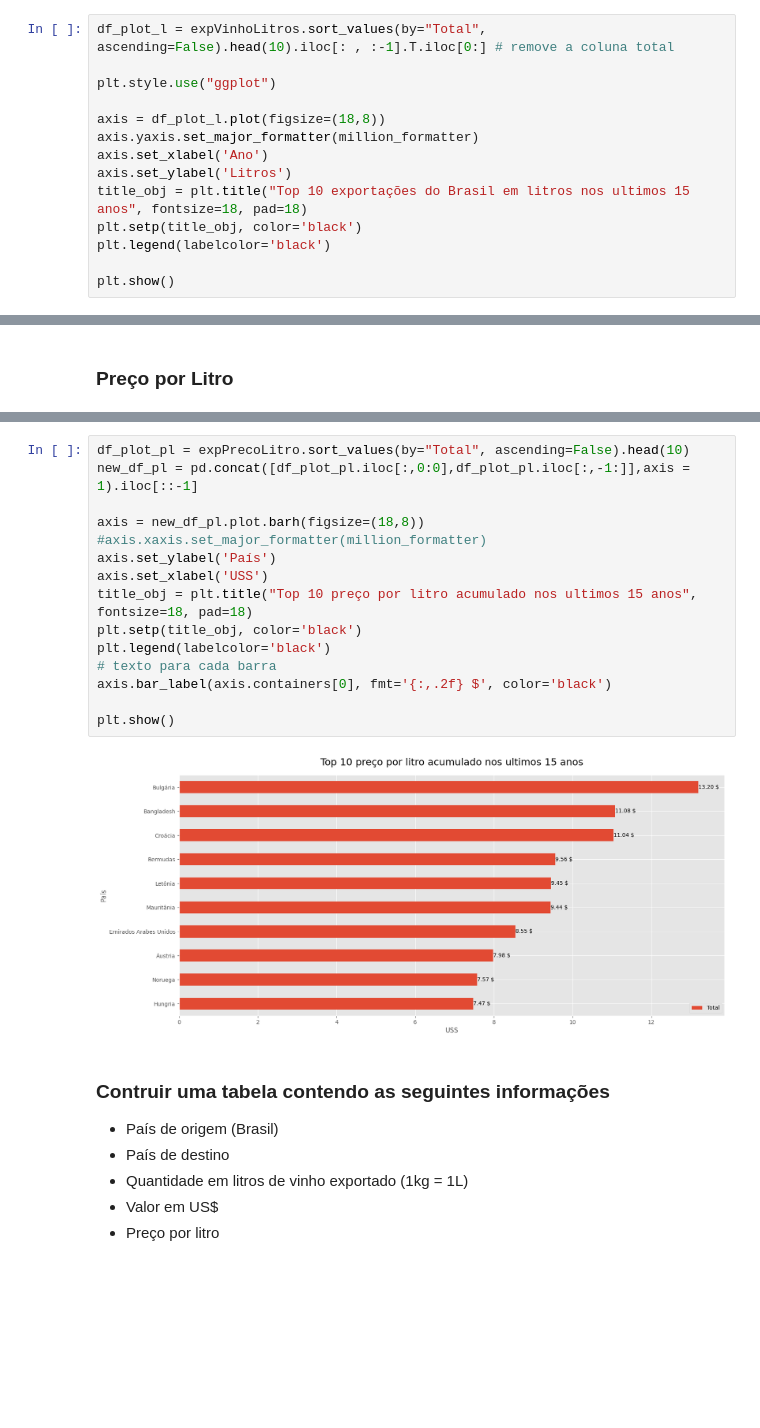
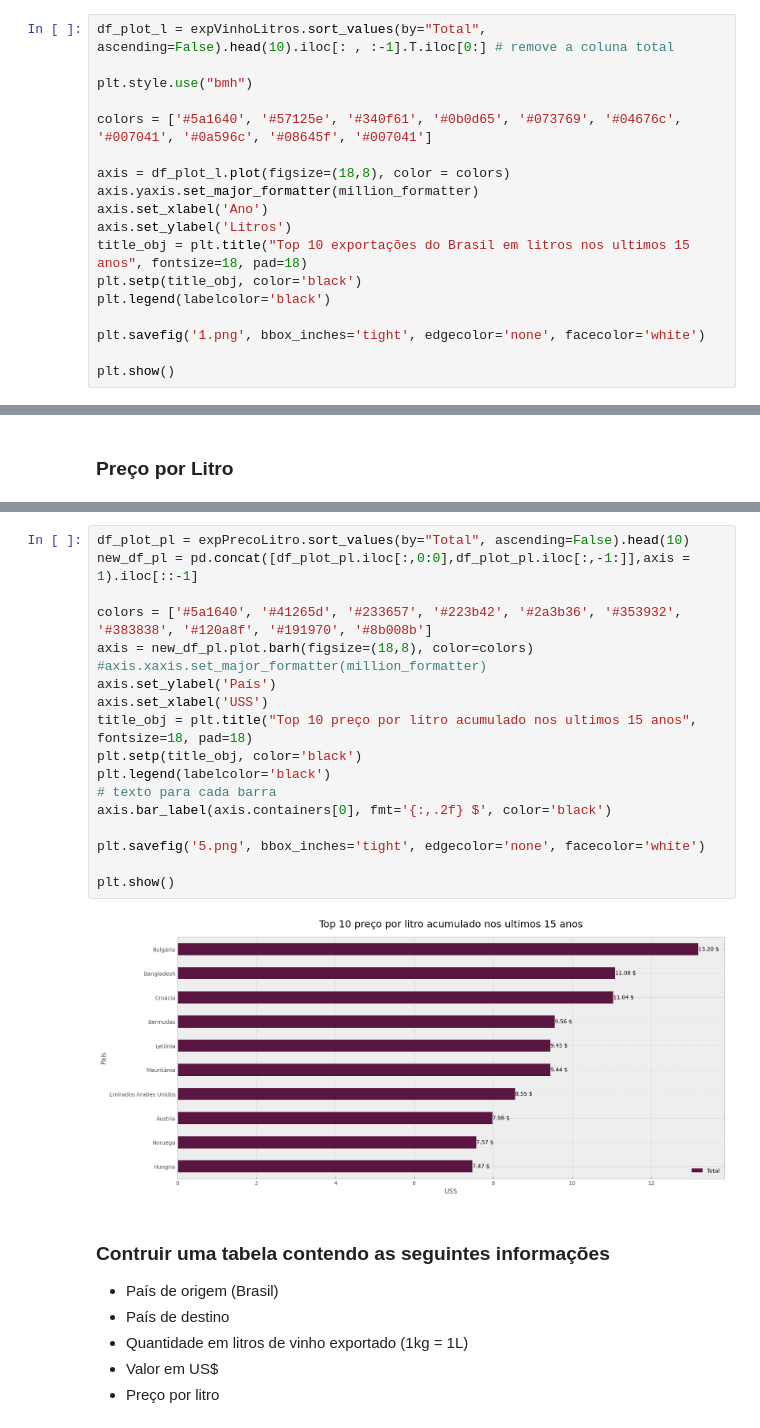
Before and after one commit to felipefreitasffs/wineAnalysis, a Jupyter notebook: src/wine.ipynb, the cells around one changed output, grey strips where cells are left out. Saved outputs shown, nothing was run; the diff lists cells and outputs as text; blank space fills up the shorter version.

Commit message:
ajuste na paleta de cores e exportação das imagens

```diff
--- a/src/wine.ipynb
+++ b/src/wine.ipynb
@@ -55,9 +55,11 @@ expVinhoValor.head()
 # %%
 df_plot_l = expVinhoLitros.sort_values(by="Total", ascending=False).head(10).iloc[: , :-1].T.iloc[0:] # remove a coluna total
 
-plt.style.use("ggplot")
+plt.style.use("bmh")
 
-axis = df_plot_l.plot(figsize=(18,8))
+colors = ['#5a1640', '#57125e', '#340f61', '#0b0d65', '#073769', '#04676c', '#007041', '#0a596c', '#08645f', '#007041']
+
+axis = df_plot_l.plot(figsize=(18,8), color = colors)
 axis.yaxis.set_major_formatter(million_formatter)
 axis.set_xlabel('Ano')
 axis.set_ylabel('Litros')
@@ -65,5 +67,7 @@ title_obj = plt.title("Top 10 exportações do Brasil em litros nos ultimos 15 a
 plt.setp(title_obj, color='black')
 plt.legend(labelcolor='black')
 
+plt.savefig('1.png', bbox_inches='tight', edgecolor='none', facecolor='white')
+
 plt.show()
 # %% [output]
@@ -135,20 +150,23 @@ expPrecoLitro.head()
 # %%
 df_plot_pl = expPrecoLitro.sort_values(by="Total", ascending=False).head(10)
 new_df_pl = pd.concat([df_plot_pl.iloc[:,0:0],df_plot_pl.iloc[:,-1:]],axis = 1).iloc[::-1]
 
-axis = new_df_pl.plot.barh(figsize=(18,8))
+colors = ['#5a1640', '#41265d', '#233657', '#223b42', '#2a3b36', '#353932', '#383838', '#120a8f', '#191970', '#8b008b']
+axis = new_df_pl.plot.barh(figsize=(18,8), color=colors)
 #axis.xaxis.set_major_formatter(million_formatter)
 axis.set_ylabel('País')
 axis.set_xlabel('USS')
 title_obj = plt.title("Top 10 preço por litro acumulado nos ultimos 15 anos", fontsize=18, pad=18)
 plt.setp(title_obj, color='black')
 plt.legend(labelcolor='black')
 # texto para cada barra
 axis.bar_label(axis.containers[0], fmt='{:,.2f} $', color='black')
 
+plt.savefig('5.png', bbox_inches='tight', edgecolor='none', facecolor='white')
+
 plt.show()
 # %% [output]
-[figure, old version]
+[figure, new version]
 # %% [markdown]
 ### Contruir uma tabela contendo as seguintes informações
 - País de origem (Brasil)
```
Also changed, not shown: parts of 9 cells of this notebook, 9 other files.
